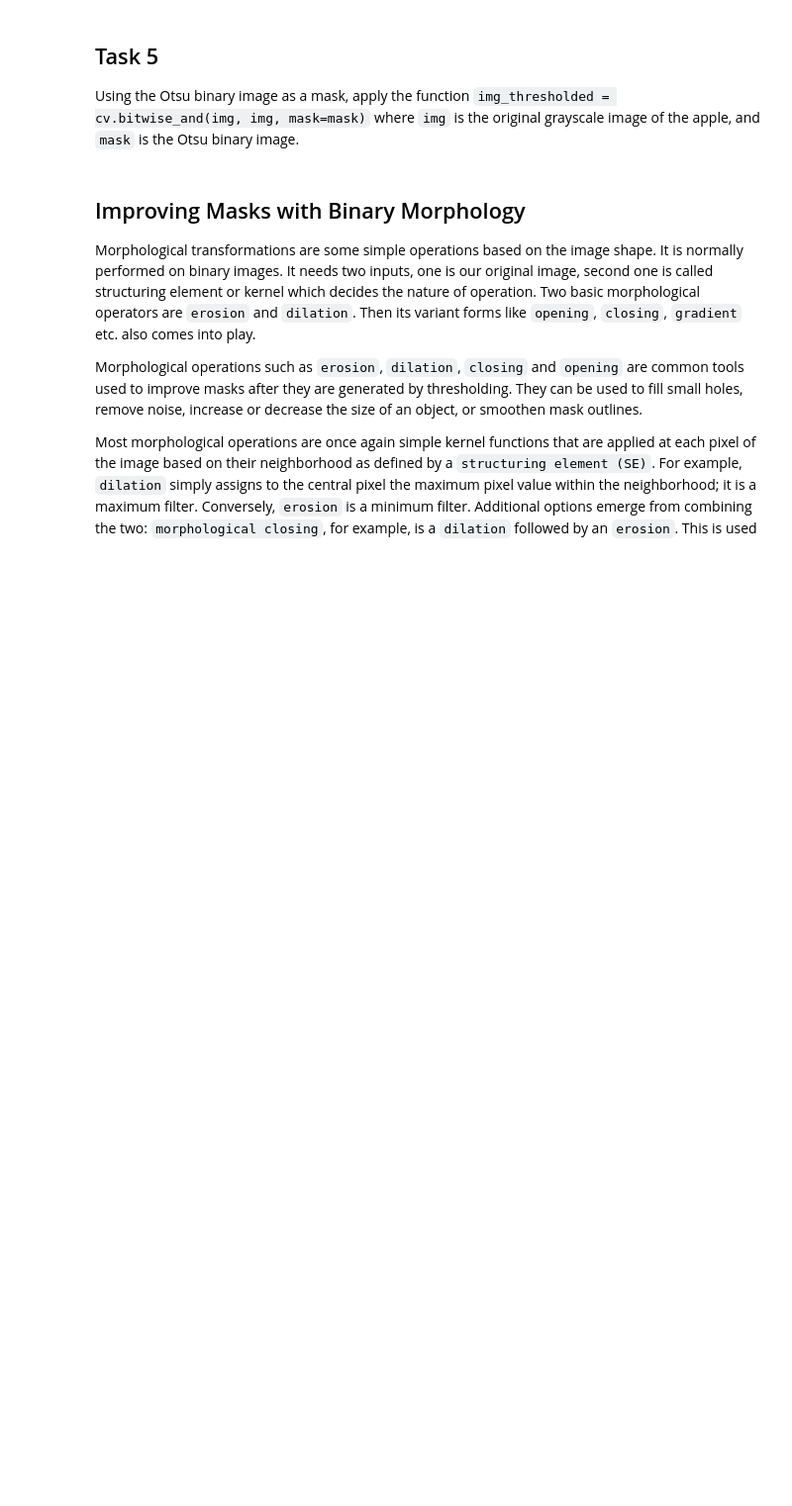
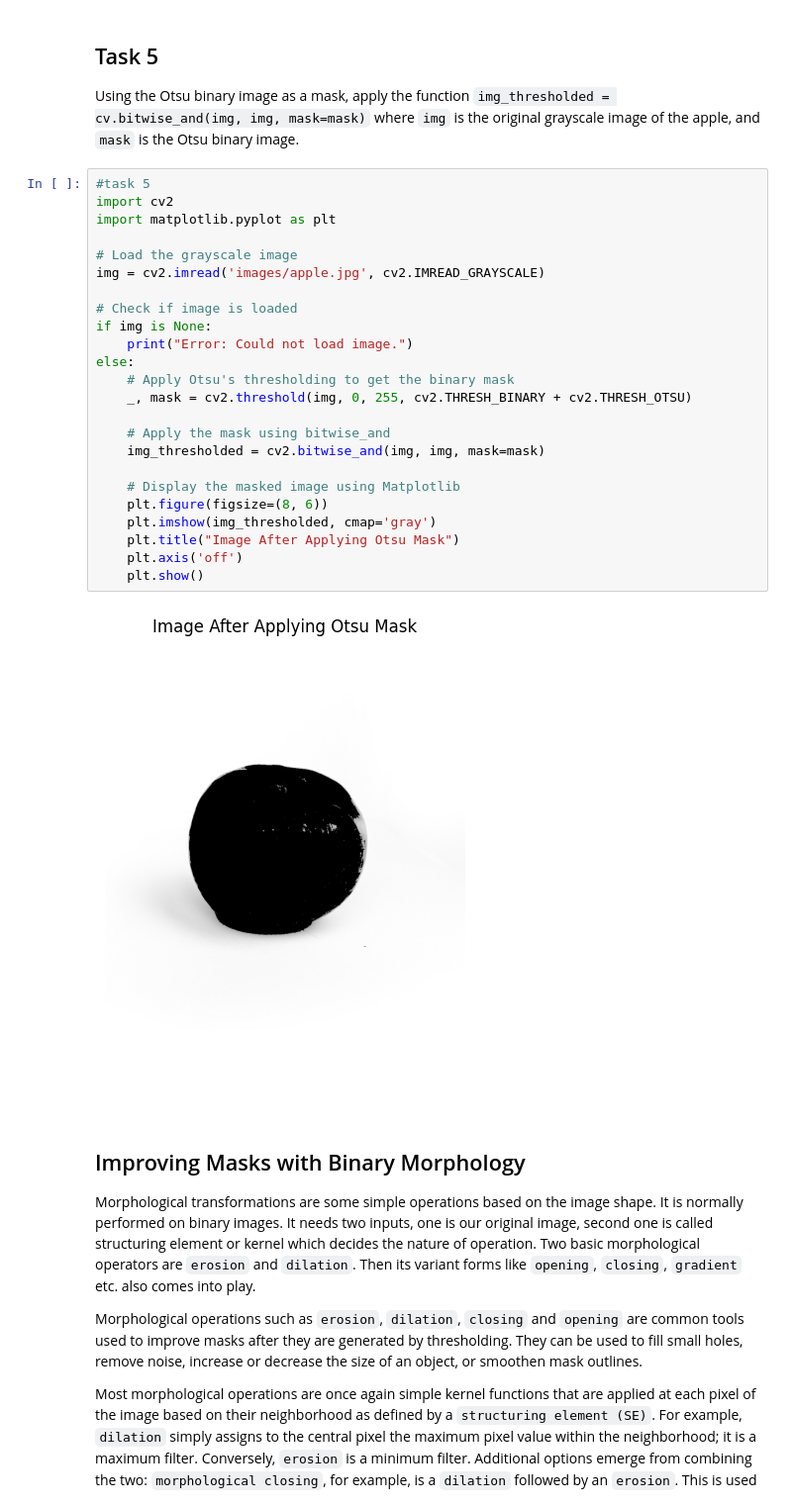
Before and after one commit to mirkomilicic6/racunalni_vid_zadace, a Jupyter notebook: lab3.ipynb, the cells around one changed output. Shown at 99% size. Drawn from its saved outputs; the diff is of its cells as text; blank space fills up the shorter version.

```diff
--- a/lab3.ipynb
+++ b/lab3.ipynb
@@ -144,6 +218,32 @@ Such a binary image can be used as a **mask** for the original image. A mask is
 ## Task 5
 
 Using the Otsu binary image as a mask, apply the function `img_thresholded = cv.bitwise_and(img, img, mask=mask)` where `img` is the original grayscale image of the apple, and `mask` is the Otsu binary image.
+# %%
+#task 5
+import cv2
+import matplotlib.pyplot as plt
+
+# Load the grayscale image
+img = cv2.imread('images/apple.jpg', cv2.IMREAD_GRAYSCALE)
+
+# Check if image is loaded
+if img is None:
+    print("Error: Could not load image.")
+else:
+    # Apply Otsu's thresholding to get the binary mask
+    _, mask = cv2.threshold(img, 0, 255, cv2.THRESH_BINARY + cv2.THRESH_OTSU)
+
+    # Apply the mask using bitwise_and
+    img_thresholded = cv2.bitwise_and(img, img, mask=mask)
+
+    # Display the masked image using Matplotlib
+    plt.figure(figsize=(8, 6))
+    plt.imshow(img_thresholded, cmap='gray')
+    plt.title("Image After Applying Otsu Mask")
+    plt.axis('off')
+    plt.show()
+# %% [output]
+[figure, added]
 # %% [markdown]
 ## Improving Masks with Binary Morphology
 
```
Also changed, not shown: parts of 23 cells of this notebook.
